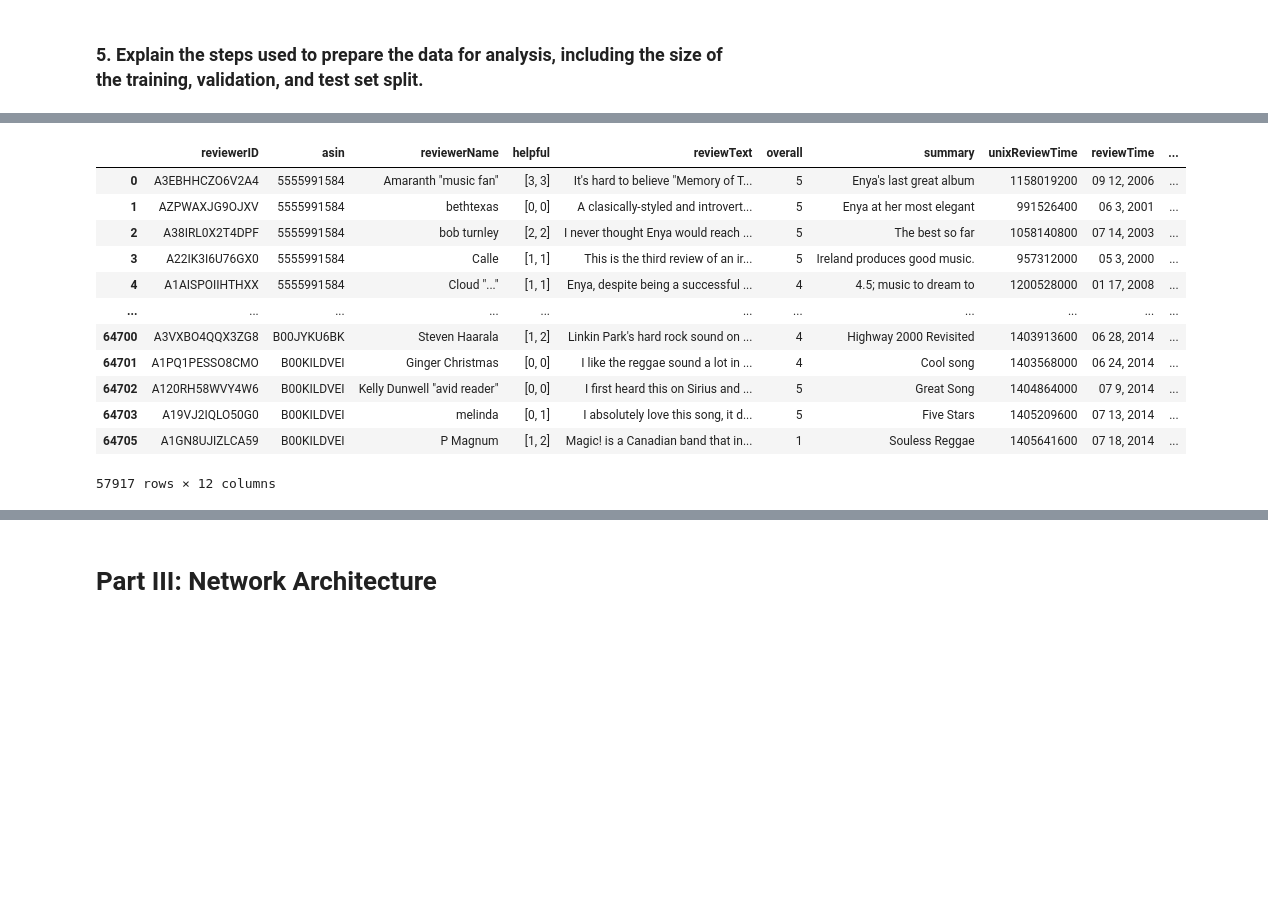
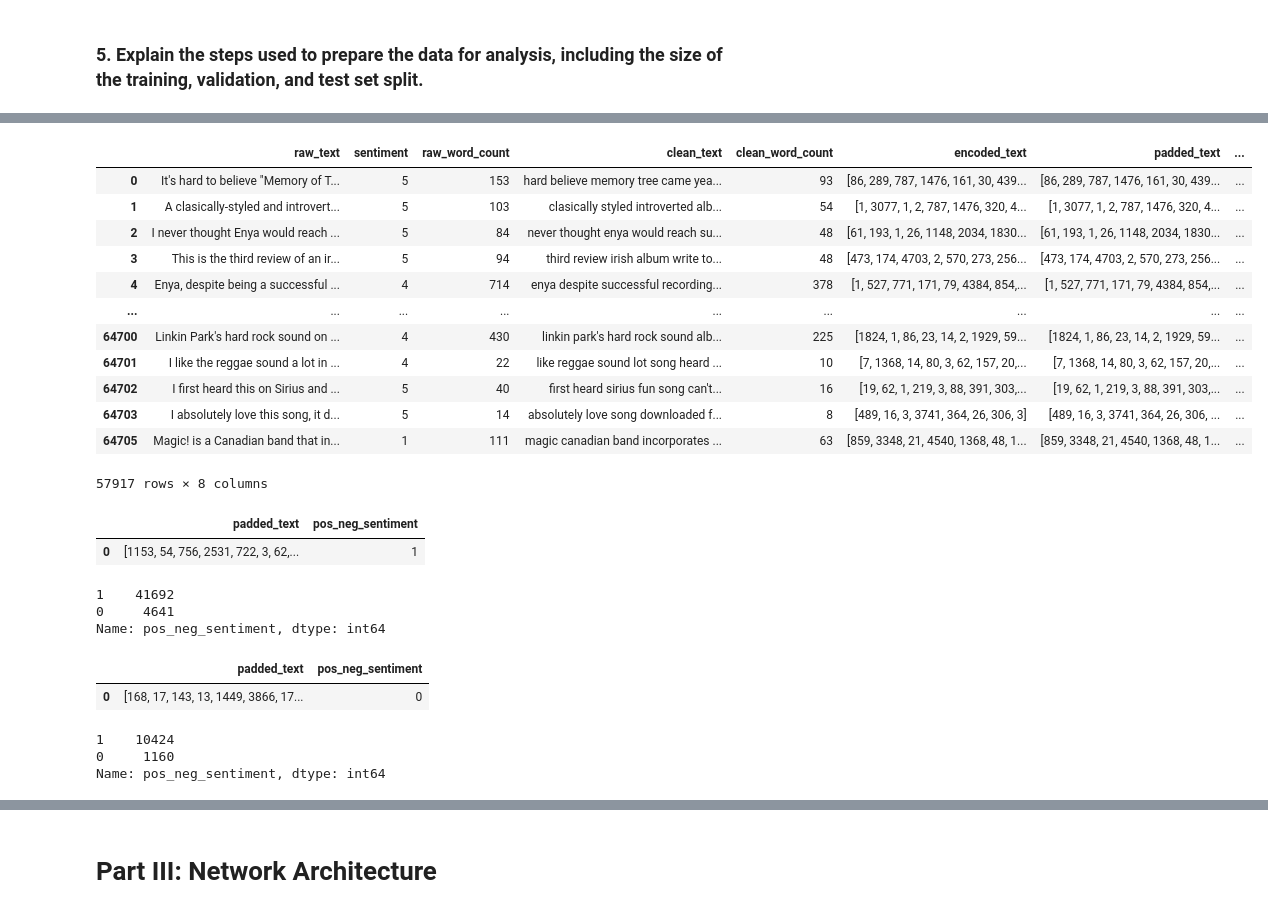
Before and after one commit to chrispaynes/OSDSC-Portfolio, a Jupyter notebook: neural_networks_sentiment_analysis/nn_sentiment_analysis.ipynb, the cells around one changed output, grey strips where cells are left out. Cells and saved outputs as stored; diff of their text form; code cells hidden in the pictures; blank space fills up the shorter version.

```diff
--- a/neural_networks_sentiment_analysis/nn_sentiment_analysis.ipynb
+++ b/neural_networks_sentiment_analysis/nn_sentiment_analysis.ipynb
@@ -368,7 +359,6 @@ ax = sns.countplot(x=prep_df.sentiment)
 # %%
-prep_df["pos_neg"] = prep_df.sentiment.map(lambda x: 1 if x > 3 else 0 )
+prep_df["pos_neg_sentiment"] = prep_df.sentiment.map(lambda x: 1 if x > 3 else 0 )
 
-
-ax = sns.countplot(x=prep_df.pos_neg)
+ax = sns.countplot(x=prep_df.pos_neg_sentiment)
 plt.show()
 # %% [output]
@@ -630,4 +613,8 @@ Vocab Size: 108,495
 # %%
 max_sequence_embedding = round(vocab_size ** (1/4))
 max_sequence_embedding
+
+max_review_length = int(round(prep_df[["clean_word_count"]].quantile(0.95)))
+
+max_review_length
 # %% [output]
@@ -690,3 +708,7 @@ list(t.word_index.items())[:10]
 # %%
-t.texts_to_sequences(prep_df.words.values[:5])
+# t.texts_to_sequences(prep_df.words.values[:5])
+
+prep_df["encoded_text"] = TOKENIZER.texts_to_sequences(prep_df.clean_text.values)
+
+prep_df.head()
 # %% [output]
@@ -713,8 +724,12 @@ t.texts_to_sequences(prep_df.words.values[:5])
 
 
 # t = tf.keras.preprocessing.text.Tokenizer(oov_token = '[UNK]', lower=True)
-seq_train = t.texts_to_sequences(prep_df.words.values)
+# seq_train = t.texts_to_sequences(prep_df.words.values)
 # seq_train
-pad_train = pad_sequences(sequences=seq_train, maxlen=50, padding="post", truncating="post")
-pad_train
+# pad_train = pad_sequences(sequences=seq_train, maxlen=50, padding="post", truncating="post")
+# pad_train
+
+max_review_length
+prep_df["padded_text"] = prep_df["encoded_text"].apply(lambda x: pad_sequences(sequences=[x], maxlen=max_review_length, padding="post", truncating="post")[0] )
+prep_df.head()
 # %% [output]
@@ -736,43 +786,43 @@ array([[   90,   294,   802, ...,    14,     7, 11884],
 # %%
 from sklearn.model_selection import train_test_split
 
-# drop scores equal to 3
-prep_df = prep_df[prep_df.overall != 3]
-prep_df
-prep_df["overall_pos_neg"] = prep_df.overall.map(lambda x: 1 if x > 3 else -1 )
+X, y = prep_df["padded_text"], prep_df["pos_neg_sentiment"]
 
-# x should be padded seqs
-X, y = prep_df["words"], prep_df["overall_pos_neg"]
-
-# y
-
-# # # prep_df.head()
-# # # X = StandardScaler().fit_transform(X)
 X_train, X_test, y_train, y_test = train_test_split(
     X, y, test_size=0.2, random_state=RANDOM_STATE, stratify=y
 )
 
-cols = ["words", "overall_pos_neg"]
+cols = ["padded_text", "pos_neg_sentiment"]
 train_df= pd.DataFrame(zip(X_train, y_train), columns=cols)
 train_df.head(1)
-train_df.overall_pos_neg.value_counts()
+train_df.pos_neg_sentiment.value_counts()
 
 
 test_df= pd.DataFrame(zip(X_test, y_test), columns=cols)
 test_df.head(1)
-test_df.overall_pos_neg.value_counts()
+test_df.pos_neg_sentiment.value_counts()
 # %% [output]
-|  | reviewerID | asin | reviewerName | helpful | reviewText | overall | summary | unixReviewTime | reviewTime | ... |
-| 0 | A3EBHHCZO6V2A4 | 5555991584 | Amaranth "music fan" | [3, 3] | It's hard to believe "Memory of T... | 5 | Enya's last great album | 1158019200 | 09 12, 2006 | ... |
-| 1 | AZPWAXJG9OJXV | 5555991584 | bethtexas | [0, 0] | A clasically-styled and introvert... | 5 | Enya at her most elegant | 991526400 | 06 3, 2001 | ... |
-| 2 | A38IRL0X2T4DPF | 5555991584 | bob turnley | [2, 2] | I never thought Enya would reach ... | 5 | The best so far | 1058140800 | 07 14, 2003 | ... |
-| 3 | A22IK3I6U76GX0 | 5555991584 | Calle | [1, 1] | This is the third review of an ir... | 5 | Ireland produces good music. | 957312000 | 05 3, 2000 | ... |
-| 4 | A1AISPOIIHTHXX | 5555991584 | Cloud "..." | [1, 1] | Enya, despite being a successful ... | 4 | 4.5; music to dream to | 1200528000 | 01 17, 2008 | ... |
-| ... | ... | ... | ... | ... | ... | ... | ... | ... | ... | ... |
-| 64700 | A3VXBO4QQX3ZG8 | B00JYKU6BK | Steven Haarala | [1, 2] | Linkin Park's hard rock sound on ... | 4 | Highway 2000 Revisited | 1403913600 | 06 28, 2014 | ... |
-| 64701 | A1PQ1PESSO8CMO | B00KILDVEI | Ginger Christmas | [0, 0] | I like the reggae sound a lot in ... | 4 | Cool song | 1403568000 | 06 24, 2014 | ... |
-| 64702 | A120RH58WVY4W6 | B00KILDVEI | Kelly Dunwell "avid reader" | [0, 0] | I first heard this on Sirius and ... | 5 | Great Song | 1404864000 | 07 9, 2014 | ... |
-| 64703 | A19VJ2IQLO50G0 | B00KILDVEI | melinda | [0, 1] | I absolutely love this song, it d... | 5 | Five Stars | 1405209600 | 07 13, 2014 | ... |
-| 64705 | A1GN8UJIZLCA59 | B00KILDVEI | P Magnum | [1, 2] | Magic! is a Canadian band that in... | 1 | Souless Reggae | 1405641600 | 07 18, 2014 | ... |
+|  | raw_text | sentiment | raw_word_count | clean_text | clean_word_count | encoded_text | padded_text | ... |
+| 0 | It's hard to believe "Memory of T... | 5 | 153 | hard believe memory tree came yea... | 93 | [86, 289, 787, 1476, 161, 30, 439... | [86, 289, 787, 1476, 161, 30, 439... | ... |
+| 1 | A clasically-styled and introvert... | 5 | 103 | clasically styled introverted alb... | 54 | [1, 3077, 1, 2, 787, 1476, 320, 4... | [1, 3077, 1, 2, 787, 1476, 320, 4... | ... |
+| 2 | I never thought Enya would reach ... | 5 | 84 | never thought enya would reach su... | 48 | [61, 193, 1, 26, 1148, 2034, 1830... | [61, 193, 1, 26, 1148, 2034, 1830... | ... |
+| 3 | This is the third review of an ir... | 5 | 94 | third review irish album write to... | 48 | [473, 174, 4703, 2, 570, 273, 256... | [473, 174, 4703, 2, 570, 273, 256... | ... |
+| 4 | Enya, despite being a successful ... | 4 | 714 | enya despite successful recording... | 378 | [1, 527, 771, 171, 79, 4384, 854,... | [1, 527, 771, 171, 79, 4384, 854,... | ... |
+| ... | ... | ... | ... | ... | ... | ... | ... | ... |
+| 64700 | Linkin Park's hard rock sound on ... | 4 | 430 | linkin park's hard rock sound alb... | 225 | [1824, 1, 86, 23, 14, 2, 1929, 59... | [1824, 1, 86, 23, 14, 2, 1929, 59... | ... |
+| 64701 | I like the reggae sound a lot in ... | 4 | 22 | like reggae sound lot song heard ... | 10 | [7, 1368, 14, 80, 3, 62, 157, 20,... | [7, 1368, 14, 80, 3, 62, 157, 20,... | ... |
+| 64702 | I first heard this on Sirius and ... | 5 | 40 | first heard sirius fun song can't... | 16 | [19, 62, 1, 219, 3, 88, 391, 303,... | [19, 62, 1, 219, 3, 88, 391, 303,... | ... |
+| 64703 | I absolutely love this song, it d... | 5 | 14 | absolutely love song downloaded f... | 8 | [489, 16, 3, 3741, 364, 26, 306, 3] | [489, 16, 3, 3741, 364, 26, 306, ... | ... |
+| 64705 | Magic! is a Canadian band that in... | 1 | 111 | magic canadian band incorporates ... | 63 | [859, 3348, 21, 4540, 1368, 48, 1... | [859, 3348, 21, 4540, 1368, 48, 1... | ... |
-57917 rows × 12 columns
+57917 rows × 8 columns
+|  | padded_text | pos_neg_sentiment |
+| 0 | [1153, 54, 756, 2531, 722, 3, 62,... | 1 |
+1    41692
+0     4641
+Name: pos_neg_sentiment, dtype: int64
+|  | padded_text | pos_neg_sentiment |
+| 0 | [168, 17, 143, 13, 1449, 3866, 17... | 0 |
+1    10424
+0     1160
+Name: pos_neg_sentiment, dtype: int64
 # %% [markdown]
```
Also changed, not shown: parts of 93 cells of this notebook, 1 other file.
